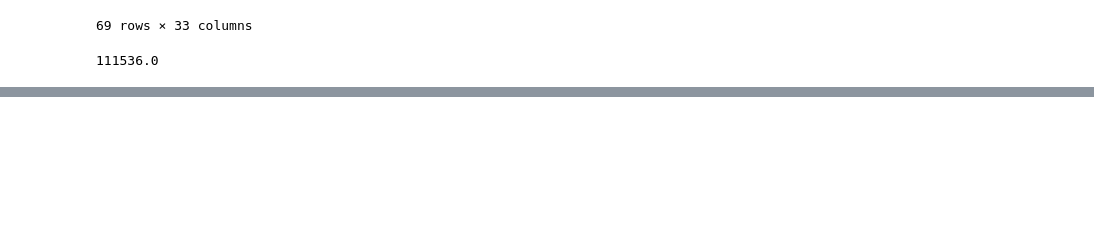
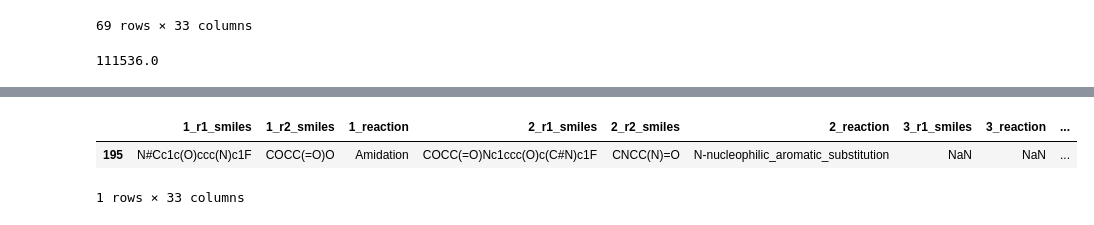
Before and after one commit to kate-fie/CHIKV-Mac-syndirella-run, a Jupyter notebook: nbs/sept19_final_output.ipynb, the cells around one changed output, grey strips where cells are left out. Saved outputs shown, nothing was run; the diff lists cells and outputs as text; code cells hidden in the pictures; blank space fills up the shorter version.

```diff
--- a/nbs/sept19_final_output.ipynb
+++ b/nbs/sept19_final_output.ipynb
@@ -118,0 +121,6 @@ df.value_counts()
+# %%
+df[df['inchi_key']=='XXPRWRCNORVHSY-UHFFFAOYSA-N']
+# %% [output]
+|  | 1_r1_smiles | 1_r2_smiles | 1_reaction | 2_r1_smiles | 2_r2_smiles | 2_reaction | 3_r1_smiles | 3_reaction | ... |
+| 195 | N#Cc1c(O)ccc(N)c1F | COCC(=O)O | Amidation | COCC(=O)Nc1ccc(O)c(C#N)c1F | CNCC(N)=O | N-nucleophilic_aromatic_substitution | NaN | NaN | ... |
+1 rows × 33 columns
```
Also changed, not shown: parts of 1 cell of this notebook, 5 other files.
